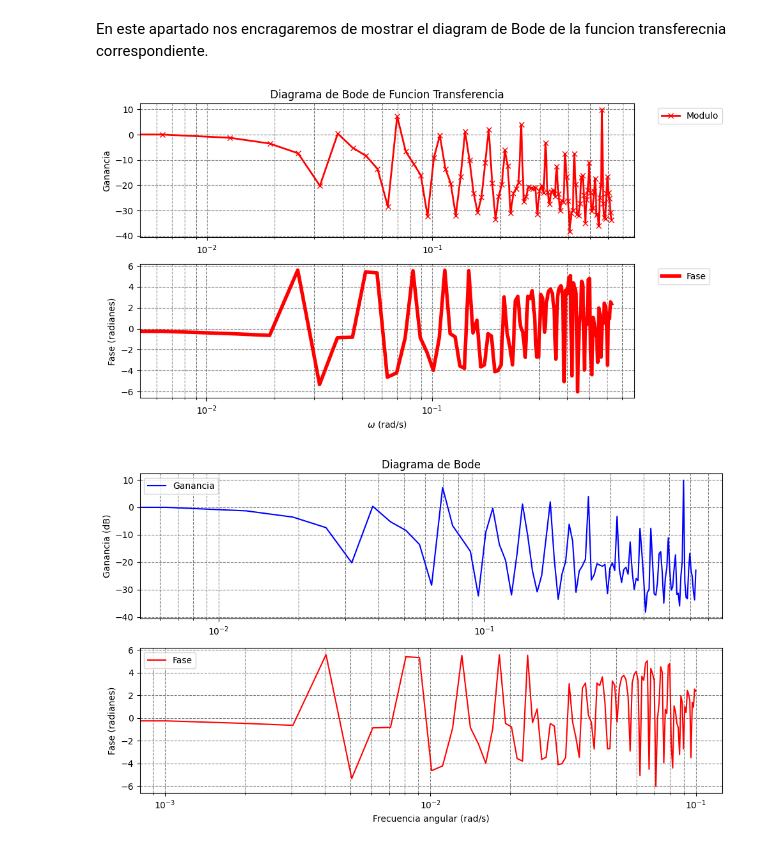
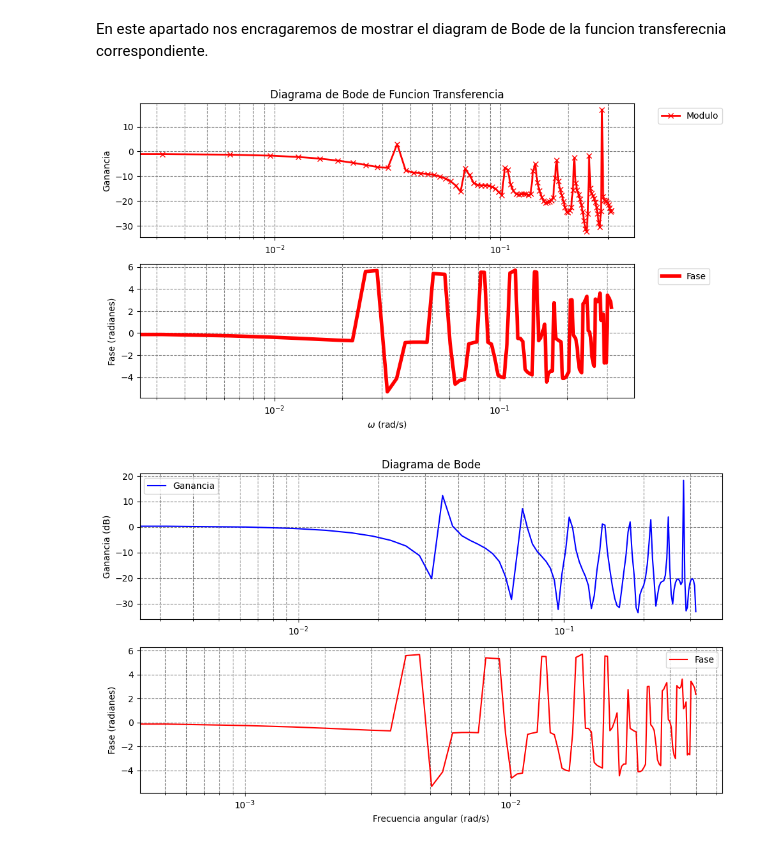
Before and after one commit to WetZap/Practicas-Circuitos, a Jupyter notebook: Practicas/Sesion 5/QuintaSesion.ipynb, the cells around one changed output. Drawn from its saved outputs; the diff is of its cells as text; code cells hidden in the pictures.

```diff
--- a/Practicas/Sesion 5/QuintaSesion.ipynb
+++ b/Practicas/Sesion 5/QuintaSesion.ipynb
@@ -17,6 +17,7 @@ import pandas as pd
 import numpy as np
 from matplotlib import pyplot as plt
 from scipy.optimize import curve_fit
+Pi = 3.141592653589793238462643383279502884197169399375105820974944592307816406286208998628034825342117067982148086513282306647093
 # %%
 # Importamos el fichero que contiene los datos.
 xlsx_name="P5_PlantillaMedidasEstudiantes.ods"
@@ -473,8 +474,8 @@ def Fourier(v,t,f):
     for j,k in enumerate(t):
         if j != 0 and j != len(t)-1:
             IncrementoT = (t[j+1]-t[j-1])/2
-            suma += v[j] * IncrementoT * np.exp(-1.0j * k * 2 * np.pi * np.abs(f))
-    return suma# Normalizamos el resultado
+            suma += v[j] * IncrementoT * np.exp(-1.0j * k * 2 * Pi * np.abs(f))
+    return suma/N# Normalizamos el resultado
 # %% [markdown]
 ---
 <h1 style="text-align: center;">[P5.C7]</h1>
@@ -506,10 +507,14 @@ FourierVoltajeFuente = []
 ModuloFuncionCondensador = []
 ModuloFuente = []
 
+
 FaseFuncionCondensador = []
 FaseFuente = []
 
-frec = np.linspace(-0.5,0.5,100)
+
+frec = np.linspace(-(1/2),1/2,100)
+
+
 
 for i in Tiempo:
     VoltajeFuenteLista.append(FuncionVoltageFuente(i))
@@ -527,6 +532,8 @@ for i in FourierVoltajeConde:
 for i in FourierVoltajeFuente:
     ModuloFuente.append(np.abs(i))
     FaseFuente.append(np.angle(i))
+
+(np.abs(i))
 
 #----------------------------------------------------------------------------------------------------------------------------------
 # Parte Fuente
@@ -581,17 +588,25 @@ plt.show()
 A continuación crearemos los datos que usaremos en el siguiente apartado.
 # %%
 VoltajeFuenteLista=[]
+VoltajeCondensadorTeo = []
+
 
 FourierVoltajeConde = []
+FourierVoltajeCondeTeo = []
 FourierVoltajeFuente = []
 
+
 ModuloFuncionCondensador = []
+ModuloFuncionCondensadorTeo = []
+
 ModuloFuente = []
 
 FaseFuncionCondensador = []
 FaseFuente = []
 
-frec = np.linspace(0,0.1,100)
+frec = np.linspace(0,0.05,100)
+for i in Tiempo:
+    VoltajeCondensadorTeo.append(VoltajeCondFUNCION(i))
 
 for i in Tiempo:
     VoltajeFuenteLista.append(FuncionVoltageFuente(i))
@@ -601,6 +616,8 @@ VoltajeFuenteLista = np.array(VoltajeFuenteLista)
 for i in frec:
     FourierVoltajeConde.append(Fourier(VoltajeCondensador,Tiempo,i))
     FourierVoltajeFuente.append(Fourier(VoltajeFuenteLista,Tiempo,i))
+    FourierVoltajeCondeTeo.append(Fourier(VoltajeCondensadorTeo,Tiempo,i))
+
 
 for i in FourierVoltajeConde:
     ModuloFuncionCondensador.append(np.abs(i))
@@ -609,6 +626,9 @@ for i in FourierVoltajeConde:
 for i in FourierVoltajeFuente:
     ModuloFuente.append(np.abs(i))
     FaseFuente.append(np.angle(i))
+
+for i in FourierVoltajeCondeTeo:
+    ModuloFuncionCondensadorTeo.append(abs(i))
 # %% [markdown]
 ---
 <h1 style="text-align: center;">[P4.C8]</h1>
@@ -619,6 +639,7 @@ En este apartado nos encragaremos de mostrar el diagram de Bode de la funcion tr
 # %%
 PosProble = 0
 Ganancia = []
+Ganancia1 = []
 Fase = []
 FrecuenciaAngu = []
 FrecuenciaAnguModulo = []
@@ -635,6 +656,11 @@ for i in ModuloFuncionCondensador:
     Ganancia.append(20*np.log10(i/ModuloFuente[j]))
     j += 1
 
+j = 0
+
+for i in ModuloFuncionCondensadorTeo:
+    Ganancia1.append((20*np.log10(i/ModuloFuente[j])))
+    j+=1
 
 j = 0
 for i in FaseFuncionCondensador:
@@ -647,36 +673,39 @@ for i in FaseFuncionCondensador:
 Ganancia = [(mf / mf_in) for mf, mf_in in zip(ModuloFuncionCondensador, ModuloFuente)]
 
 Fase = [fase_out - fase_in for fase_out, fase_in in zip(FaseFuncionCondensador, FaseFuente)]
     """
 FrecuenciaAnguModulo = FrecuenciaAngu.copy()
 
 Ganancia.remove(Ganancia[-1])
-
+Ganancia1.remove(Ganancia1[-1])
 FrecuenciaAnguModulo.remove(FrecuenciaAngu[-1])
 
 
 # Graficar el diagrama de  Bode - Ganancia
 plt.figure(figsize=(10, 6))
 plt.subplot(2, 1, 1)
 #plt.plot(frec, Ganancia,label="Ajuste Teórica",color="red",lw=4)  # Gráfica semilogarítmica
-plt.semilogx(FrecuenciaAnguModulo, Ganancia,label="Modulo",color="red",lw=2,marker = "x")  # Gráfica semilogarítmica
+#plt.semilogx(FrecuenciaAnguModulo, Ganancia,label="Modulo",color="red",lw=2,marker = "x")  # Gráfica semilogarítmica
+
+plt.semilogx(FrecuenciaAnguModulo, Ganancia1,label="Modulo",color="red",lw=2,marker = "x")  # Gráfica semilogarítmica
+
 
 plt.title(r"Diagrama de Bode de Funcion Transferencia")
 plt.ylabel("Ganancia")
 plt.legend(bbox_to_anchor=(1.04, 1), loc="upper left")
 plt.grid(True, which="both", linestyle="--", color="gray")
 
 # Graficar el Bode - Fase (radianes)
 plt.subplot(2, 1, 2)
 plt.semilogx(FrecuenciaAngu, Fase,label="Fase",color="red",lw=4)  # Gráfica semilogarítmica
 plt.ylabel("Fase (radianes)")
 plt.xlabel(r"$\omega $ (rad/s)")
 plt.grid(True, which="both", linestyle="--", color="gray")
 plt.legend(bbox_to_anchor=(1.04, 1), loc="upper left")
 
 plt.show()
 # %% [output]
-[figure, old version]
+[figure, new version]
 # %%
 Ganancia = []
 Fase = []
@@ -724,4 +753,4 @@ plt.legend()
 plt.tight_layout()
 plt.show()
 # %% [output]
-[figure, old version]
+[figure, new version]
```
Also changed, not shown: parts of 1 cell of this notebook.
